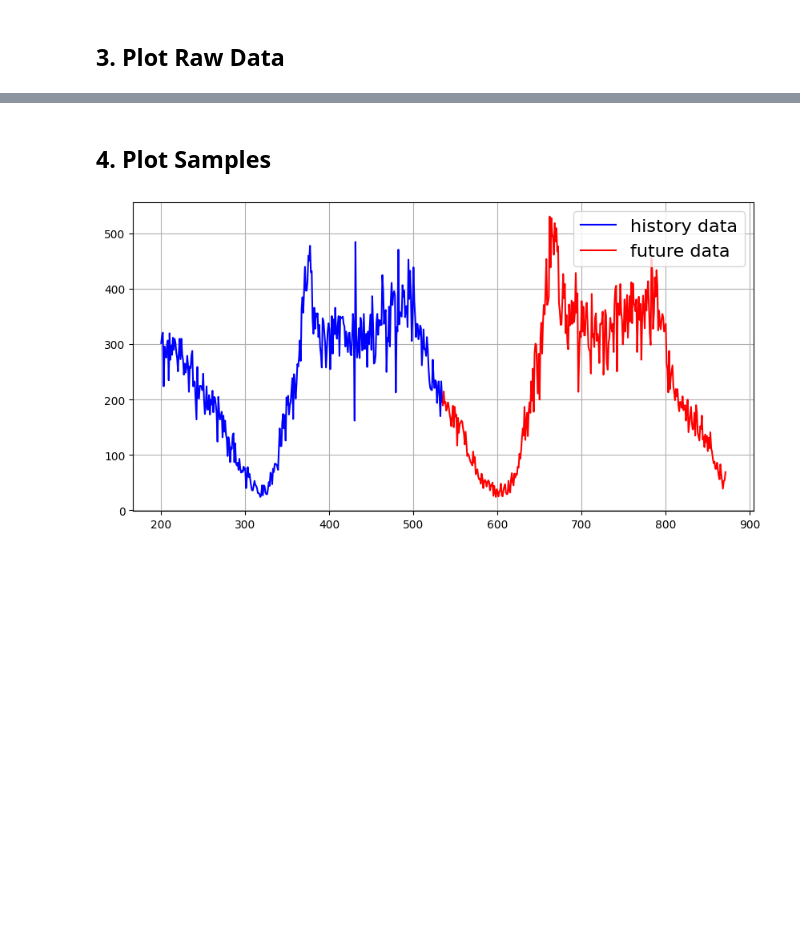
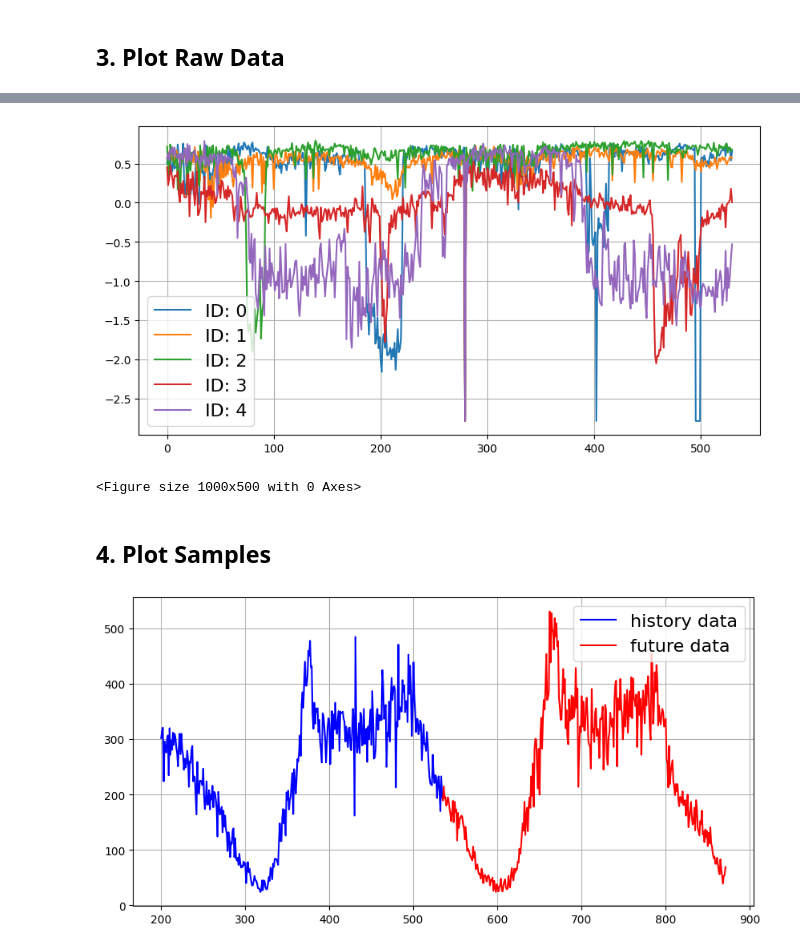
Before and after one commit to GestaltCogTeam/BasicTS, a Jupyter notebook: scripts/data_visualization/data_visualization.ipynb, the cells around one changed output, grey strips where cells are left out. Saved outputs shown, nothing was run; the diff lists cells and outputs as text; code cells hidden in the pictures; blank space fills up the shorter version.

```diff
--- a/scripts/data_visualization/data_visualization.ipynb
+++ b/scripts/data_visualization/data_visualization.ipynb
@@ -97,4 +100,36 @@ plot_raw_data(data=data, selected_node_id=0, begin_time=300, end_time=800, line_
 <Figure size 1000x500 with 0 Axes>
+# %%
+def plot_raw_data_multi_variable(data: np.array, node_ids: int, begin_time: int = None, end_time: int = None, line_width: float = 1.5, font_size: int = 16, figure_size: tuple = (10, 5)):
+    """plot raw data.
+
+    Args:
+        data (np.array): raw data with shape [num_time_slices, num_time_series, num_features].
+        selected_node_id (int): selected time series.
+        begin_time (int, optional): begin time. Defaults to None.
+        end_time (int, optional): end time. Defaults to None.
+        line_width (float, optional): line width. Defaults to 1.5.
+        font_size (int, optional): font size. Defaults to 16.
+        color (str, optional): color. Defaults to "green".
+        figure_size (tuple, optional): figure size. Defaults to (10, 5).
+    """
+    time_span = data.shape[0]
+    assert begin_time < end_time, "begin_time should be less than end_time"
+    assert begin_time >= 0, "begin_time should be greater than or equal to 0"
+    assert end_time <= time_span, "end_time should be less than or equal to {0}".format(time_span)
+    plt.rcParams['figure.figsize'] = figure_size
+    for selected_node_id in node_ids:
+        plot_data = data[begin_time:end_time, selected_node_id, 0]
+        plot_index = np.arange(plot_data.shape[0])
+        plt.plot(plot_index, plot_data, linewidth=line_width, label="ID: {0}".format(selected_node_id))
+    plt.grid()
+    plt.legend(fontsize=font_size)
+    plt.show()
+    plt.clf()
+# %%
+plot_raw_data_multi_variable(data=data, node_ids=[0, 1, 2, 3, 4], begin_time=300, end_time=830, line_width=1.5, font_size=16, figure_size=(10, 5))
+# %% [output]
+[figure, added]
+<Figure size 1000x500 with 0 Axes>
 # %% [markdown]
 ## 4. Plot Samples
 # %%
```
Also changed, not shown: parts of 3 cells of this notebook.
